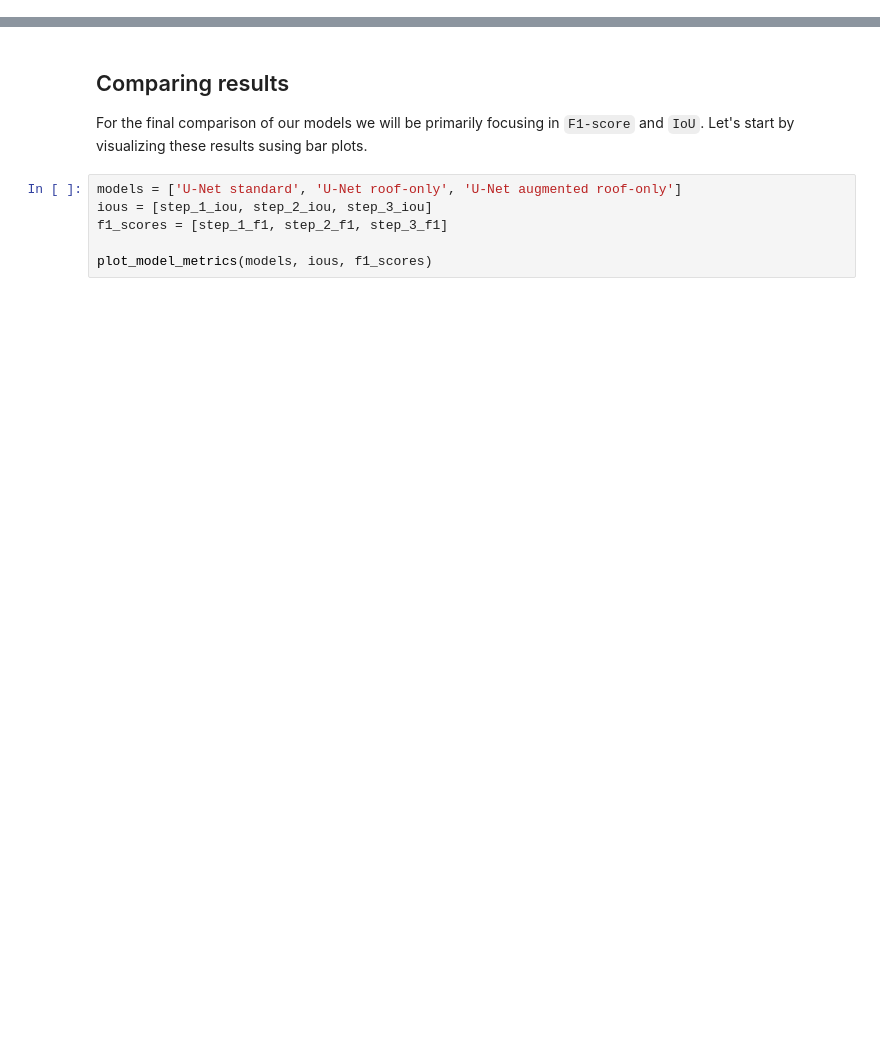
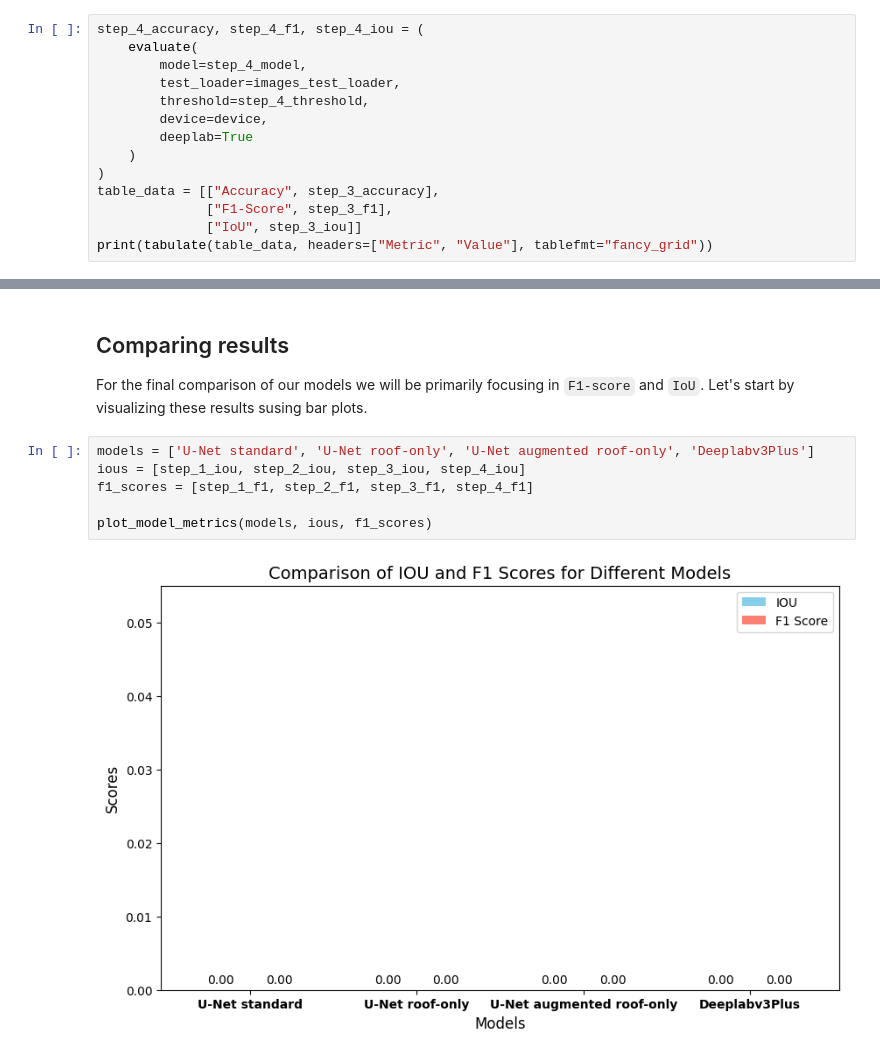
Before and after one commit to jeanprbt/swiss-solar-panel-segmentation, a Jupyter notebook: notebooks/results.ipynb, the cells around one changed output, grey strips where cells are left out. Saved outputs shown, nothing was run; the diff lists cells and outputs as text; blank space fills up the shorter version.

```diff
--- a/notebooks/results.ipynb
+++ b/notebooks/results.ipynb
@@ -445,0 +499,14 @@ train_loss, train_iou = train_deeplab(
+# %%
+step_4_accuracy, step_4_f1, step_4_iou = (
+    evaluate(
+        model=step_4_model,
+        test_loader=images_test_loader,
+        threshold=step_4_threshold,
+        device=device,
+        deeplab=True
+    )
+)
+table_data = [["Accuracy", step_3_accuracy],
+              ["F1-Score", step_3_f1],
+              ["IoU", step_3_iou]]
+print(tabulate(table_data, headers=["Metric", "Value"], tablefmt="fancy_grid"))
@@ -448,8 +525,10 @@ train_loss, train_iou = train_deeplab(
 
 For the final comparison of  our models we will be primarily focusing in `F1-score` and `IoU`. Let's start by visualizing these results susing bar plots.
 # %%
-models = ['U-Net standard', 'U-Net roof-only', 'U-Net augmented roof-only']
-ious = [step_1_iou, step_2_iou, step_3_iou]
-f1_scores = [step_1_f1, step_2_f1, step_3_f1]
+models = ['U-Net standard', 'U-Net roof-only', 'U-Net augmented roof-only', 'Deeplabv3Plus']
+ious = [step_1_iou, step_2_iou, step_3_iou, step_4_iou]
+f1_scores = [step_1_f1, step_2_f1, step_3_f1, step_4_f1]
 
 plot_model_metrics(models, ious, f1_scores)
+# %% [output]
+[figure, added]
```
Also changed, not shown: parts of 27 cells of this notebook, 5 other files.
